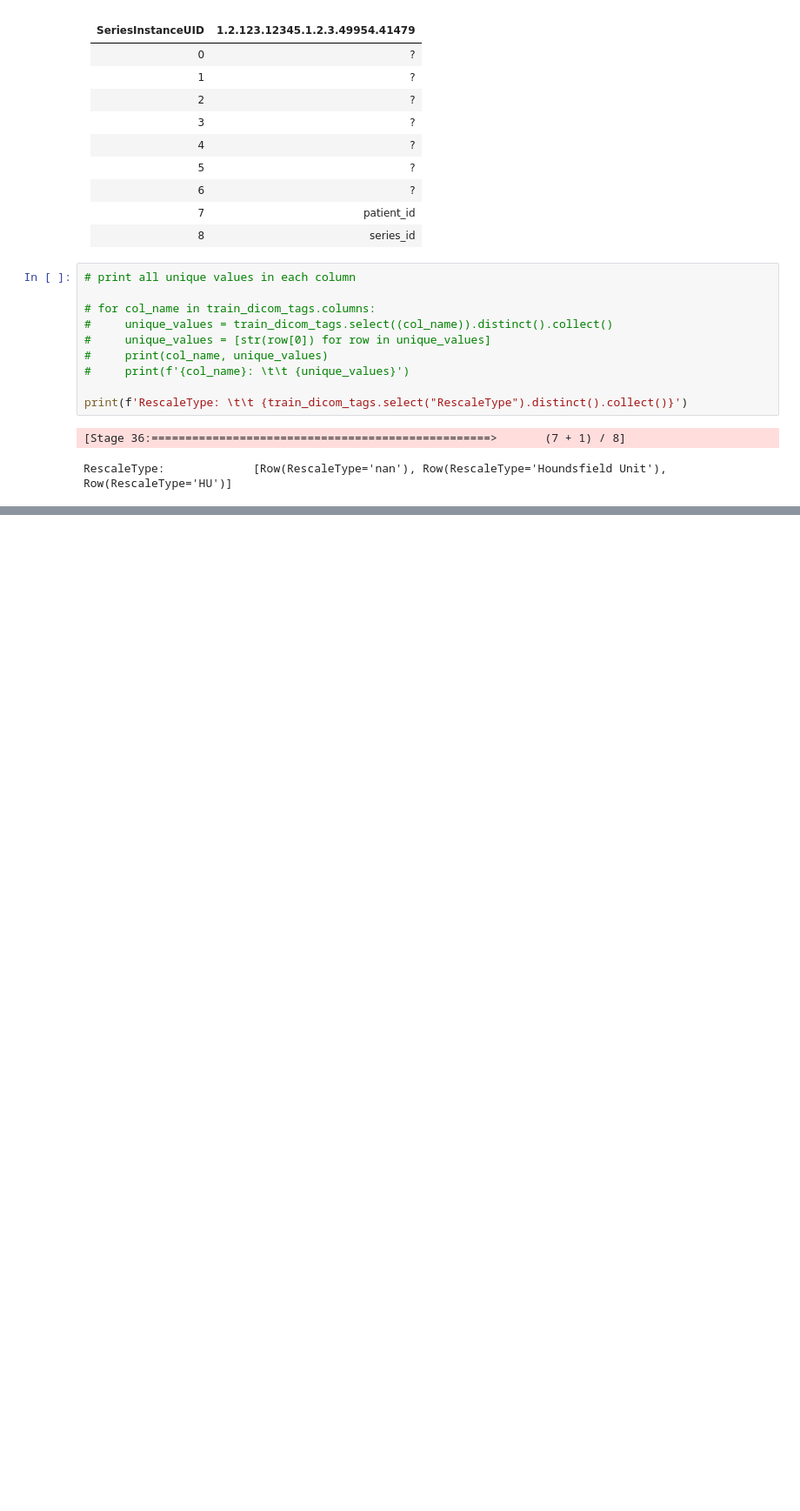
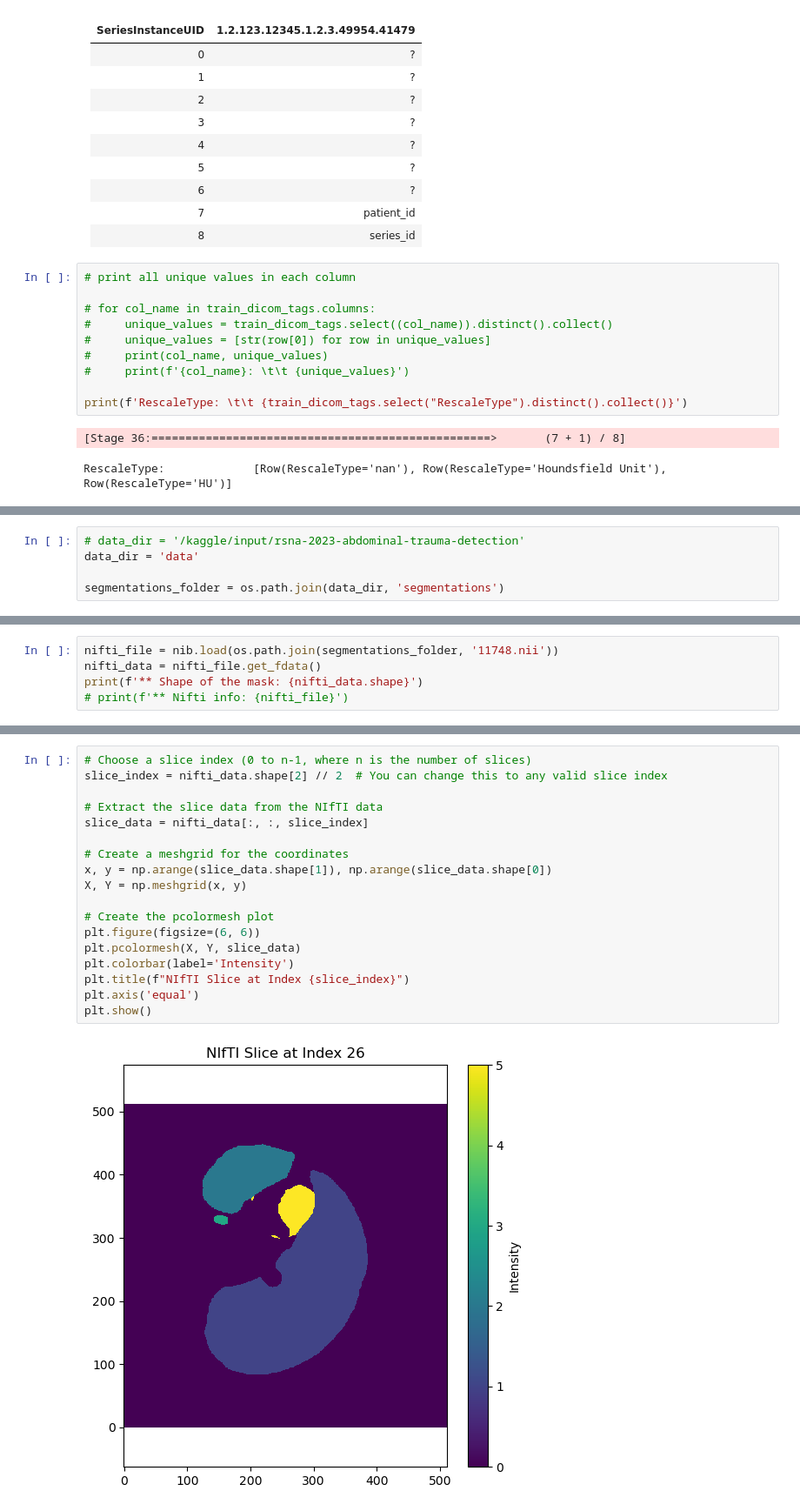
Before and after one commit to hozhiyi/abdominal-trauma-detection, a Jupyter notebook: step_01_eda.ipynb, the cells around one changed output, grey strips where cells are left out. Shown at 87% size. Saved outputs shown, nothing was run; the diff lists cells and outputs as text; blank space fills up the shorter version.

Commit message:
EDA for segmentations and train_images folders

```diff
--- a/step_01_eda.ipynb
+++ b/step_01_eda.ipynb
@@ -282,0 +306,5 @@ RescaleType:             [Row(RescaleType='nan'), Row(RescaleType='Houndsfield U
+# %%
+# data_dir = '/kaggle/input/rsna-2023-abdominal-trauma-detection'
+data_dir = 'data'
+
+segmentations_folder = os.path.join(data_dir, 'segmentations')
@@ -282,0 +357,5 @@ RescaleType:             [Row(RescaleType='nan'), Row(RescaleType='Houndsfield U
+# %%
+nifti_file = nib.load(os.path.join(segmentations_folder, '11748.nii'))
+nifti_data = nifti_file.get_fdata()
+print(f'** Shape of the mask: {nifti_data.shape}')
+# print(f'** Nifti info: {nifti_file}')
@@ -282,0 +377,20 @@ RescaleType:             [Row(RescaleType='nan'), Row(RescaleType='Houndsfield U
+# %%
+# Choose a slice index (0 to n-1, where n is the number of slices)
+slice_index = nifti_data.shape[2] // 2  # You can change this to any valid slice index
+
+# Extract the slice data from the NIfTI data
+slice_data = nifti_data[:, :, slice_index]
+
+# Create a meshgrid for the coordinates
+x, y = np.arange(slice_data.shape[1]), np.arange(slice_data.shape[0])
+X, Y = np.meshgrid(x, y)
+
+# Create the pcolormesh plot
+plt.figure(figsize=(6, 6))
+plt.pcolormesh(X, Y, slice_data)
+plt.colorbar(label='Intensity')
+plt.title(f"NIfTI Slice at Index {slice_index}")
+plt.axis('equal')
+plt.show()
+# %% [output]
+[figure, added]
```
Also changed, not shown: parts of 43 cells of this notebook, 6 other files.
